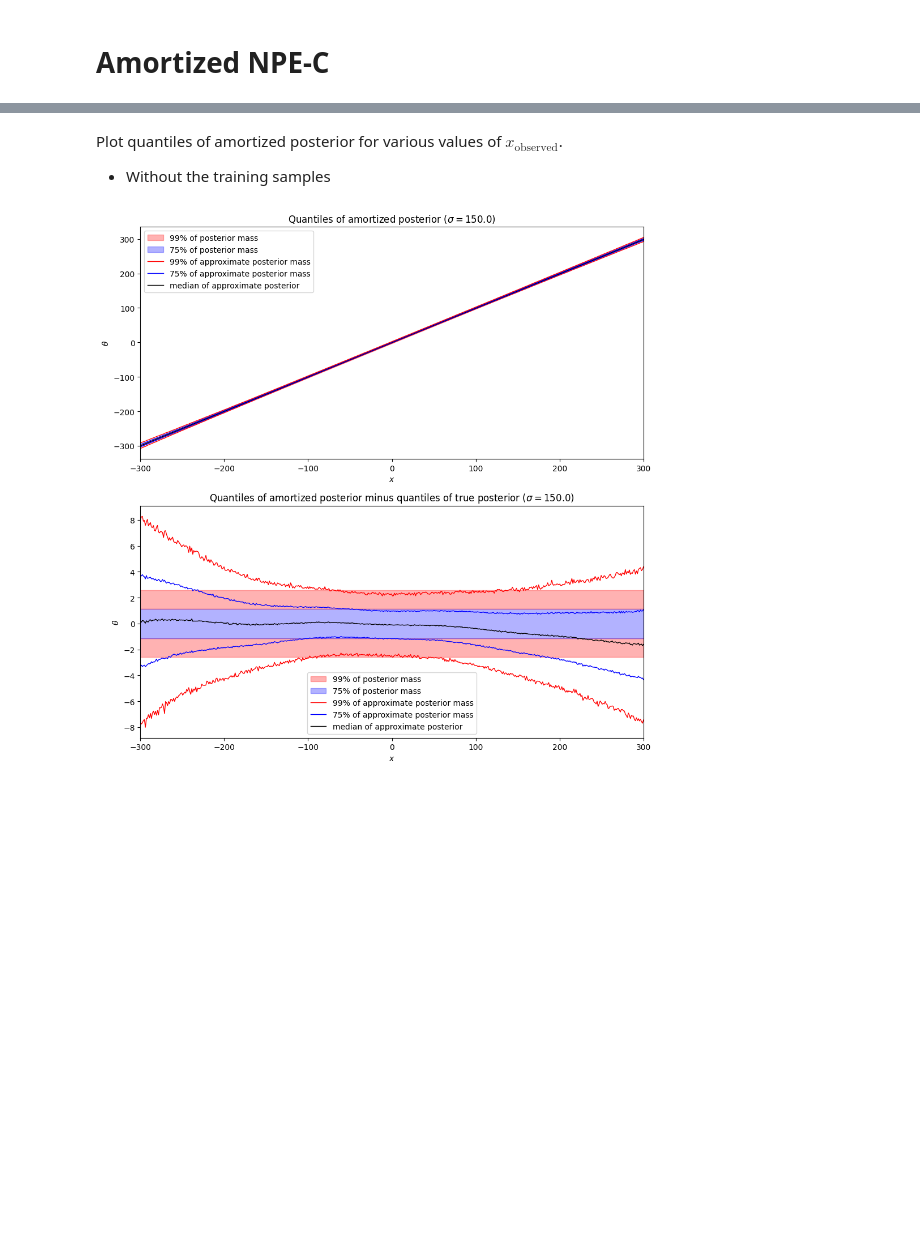
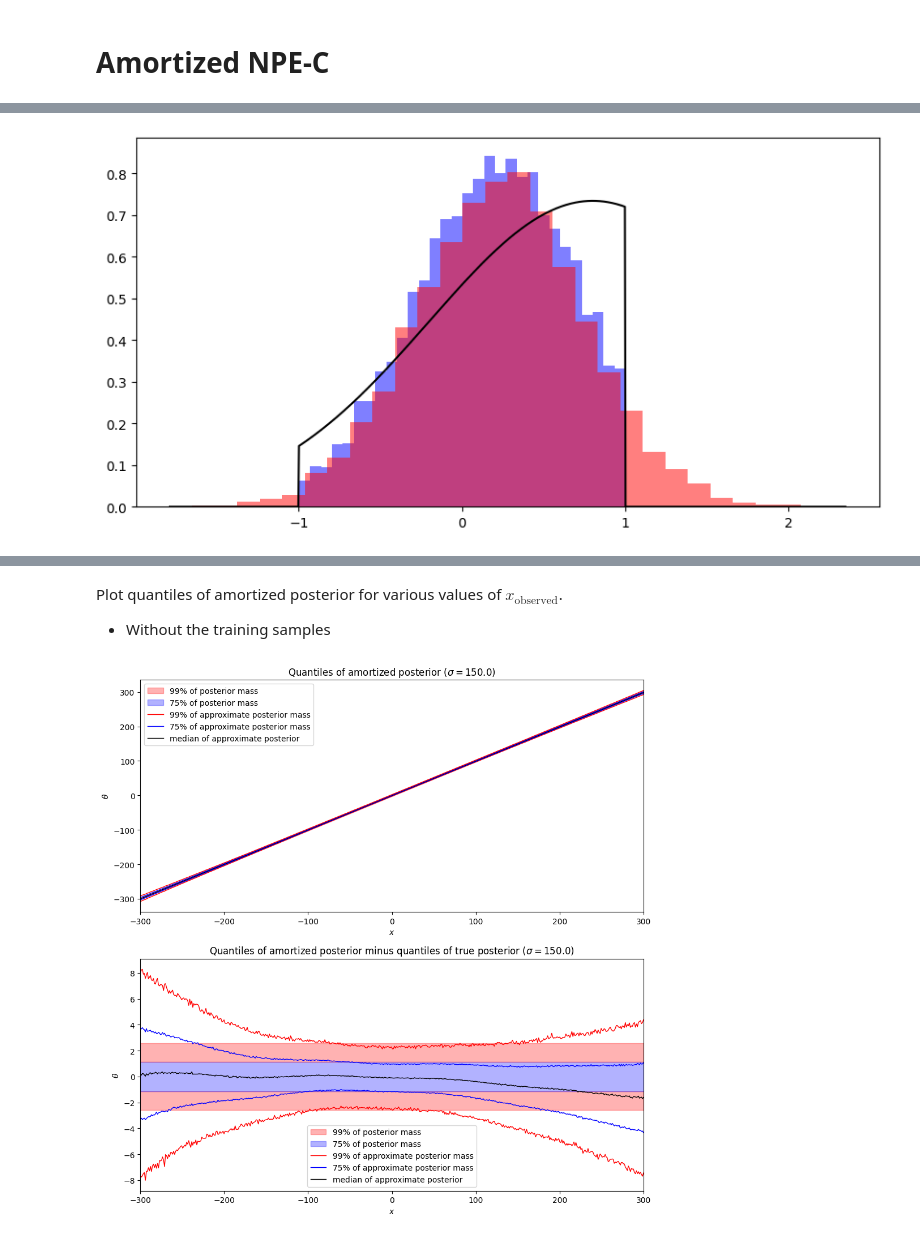
Before and after one commit to kaisamaroo/SBC-SBI, a Jupyter notebook: notebooks/toy_examples/unif_norm/npe_c.ipynb, the cells around one changed output, grey strips where cells are left out. Drawn from its saved outputs; the diff is of its cells as text; code cells hidden in the pictures; blank space fills up the shorter version.

```diff
--- a/notebooks/toy_examples/unif_norm/npe_c.ipynb
+++ b/notebooks/toy_examples/unif_norm/npe_c.ipynb
@@ -225,0 +113,18 @@ plt.show()
+# %%
+x_observed = 0.8
+amortized_density_estimator_samples = amortized_density_estimator.sample((num_plotting_samples,), condition=torch.tensor([[x_observed]])).detach().view(-1)
+amortized_posterior_samples = amortized_posterior.sample((num_plotting_samples,), x=x_observed).view(-1)
+# %%
+fig, ax = plt.subplots(figsize=(10,5))
+
+xlim0 = min(amortized_density_estimator_samples)
+xlim1 = max(amortized_density_estimator_samples)
+mu_range = np.linspace(xlim0, xlim1, 1000)
+
+ax.hist(amortized_posterior_samples, density=True, bins=bins, color="blue", alpha=0.5)
+ax.hist(amortized_density_estimator_samples, density=True, bins=bins, color="red", alpha=0.5)
+ax.plot(mu_range, true_posterior_pdf(mu_range, x_observed, L=L, U=U, sigma=sigma), color="black")
+
+plt.show()
+# %% [output]
+[figure, added]
```
Also changed, not shown: parts of 25 cells of this notebook, 31 other files.
